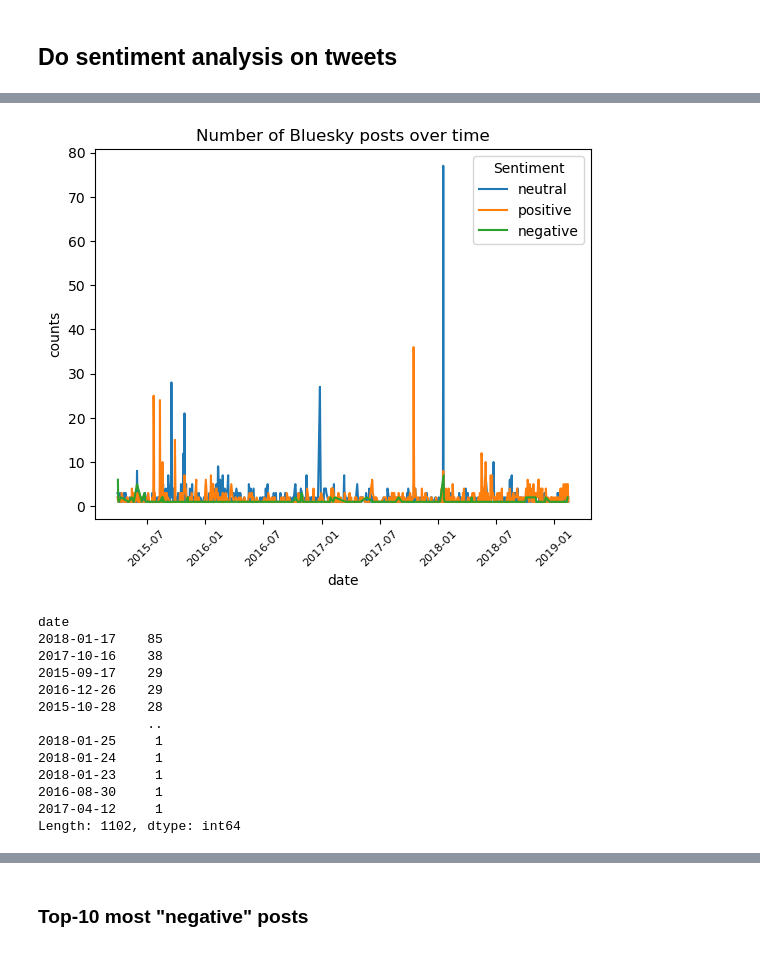
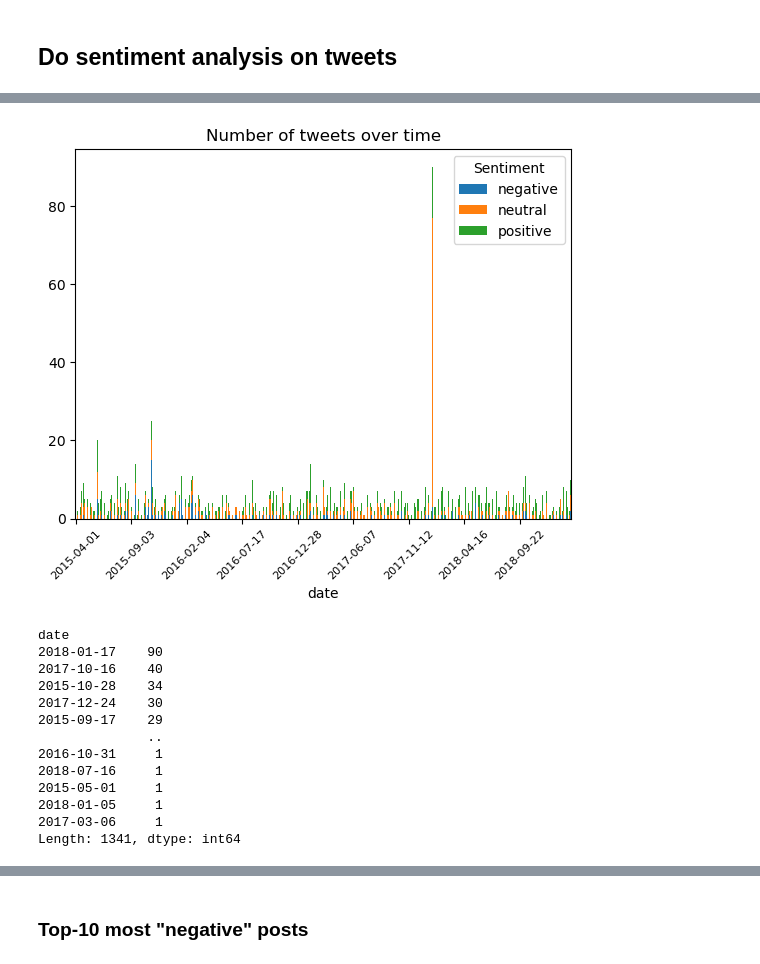
Before and after one commit to celiason/museum-visitor-model, a Jupyter notebook: sentiment.ipynb, the cells around one changed output, grey strips where cells are left out. Drawn from its saved outputs; the diff is of its cells as text; code cells hidden in the pictures.

```diff
--- a/sentiment.ipynb
+++ b/sentiment.ipynb
@@ -32,8 +32,3 @@ len(tweets)
 6281
 # %% [markdown]
 ### Remove self-tweets by the museum
-# %%
-tweets = tweets[tweets['Handle']!='@bristolmuseum']
-
-print(len(tweets))
-tweets.head()
@@ -160,6 +152,6 @@ tweets.loc[:, ('Content_cleaned','Content')]
 # %%
-tweets['Sentiment'] = tweets['Content_cleaned'].apply(get_post_sentiment)
-tweets['Sentiment_value'] = tweets['Content_cleaned'].apply(get_post_sentiment_value)
+tweets['Sentiment'] = tweets['Content_cleaned'].apply(get_post_sentiment_vad)
+tweets['Sentiment_value'] = tweets['Content_cleaned'].apply(get_post_sentiment_vad_value)
 tweets.head()
 
 # save output
@@ -174,44 +166,43 @@ tweets.head()
 # %%
 # now plot as a function of time and sentiment:
 
 import seaborn as sns
 import pandas as pd
 
+tweets['date'] = pd.to_datetime(tweets['date']).dt.date
+
 # Summarize number of rows by date and sentiment
 summary_by_date = tweets.groupby([tweets['date'], 'Sentiment']).size().reset_index(name='counts')
 
-# are there spikes on museum free days?
-# print(summary_by_date.sort_values(by='counts', ascending=False))
-
 # Line plot
-sns.lineplot(data=summary_by_date, x='date', y='counts', hue='Sentiment')
-plt.xticks(rotation=45, fontsize=8)
+# sns.lineplot(data=summary_by_date, x='date', y='counts', hue='Sentiment')
+# plt.xticks(rotation=45, fontsize=8)
 
 # Bar plot
-# summary_by_date.pivot(index='date', columns='Sentiment', values='counts').plot(kind='bar', stacked=True)
-# plt.gca().xaxis.set_major_locator(plt.MaxNLocator(nbins=12))
+summary_by_date.pivot(index='date', columns='Sentiment', values='counts').plot(kind='bar', stacked=True)
+plt.gca().xaxis.set_major_locator(plt.MaxNLocator(nbins=12))
 
 plt.xticks(rotation=45, fontsize=8)
-plt.title('Number of Bluesky posts over time')
+plt.title('Number of tweets over time')
 
 # save figure
 plt.savefig('figs/timeline_sentiment_bristol.png', dpi=300)
 # %% [output]
-[figure, old version]
+[figure, new version]
 # %%
 # summary_by_date.sort_values('counts', ascending=False)
 tweets.groupby(tweets['date']).size().sort_values(ascending=False)
 # %% [output]
 date
-2018-01-17    85
-2017-10-16    38
+2018-01-17    90
+2017-10-16    40
+2015-10-28    34
+2017-12-24    30
 2015-09-17    29
-2016-12-26    29
-2015-10-28    28
               ..
-2018-01-25     1
-2018-01-24     1
-2018-01-23     1
-2016-08-30     1
-2017-04-12     1
-Length: 1102, dtype: int64
+2016-10-31     1
+2018-07-16     1
+2015-05-01     1
+2018-01-05     1
+2017-03-06     1
+Length: 1341, dtype: int64
```
Also changed, not shown: parts of 68 cells of this notebook, 5 other files.
